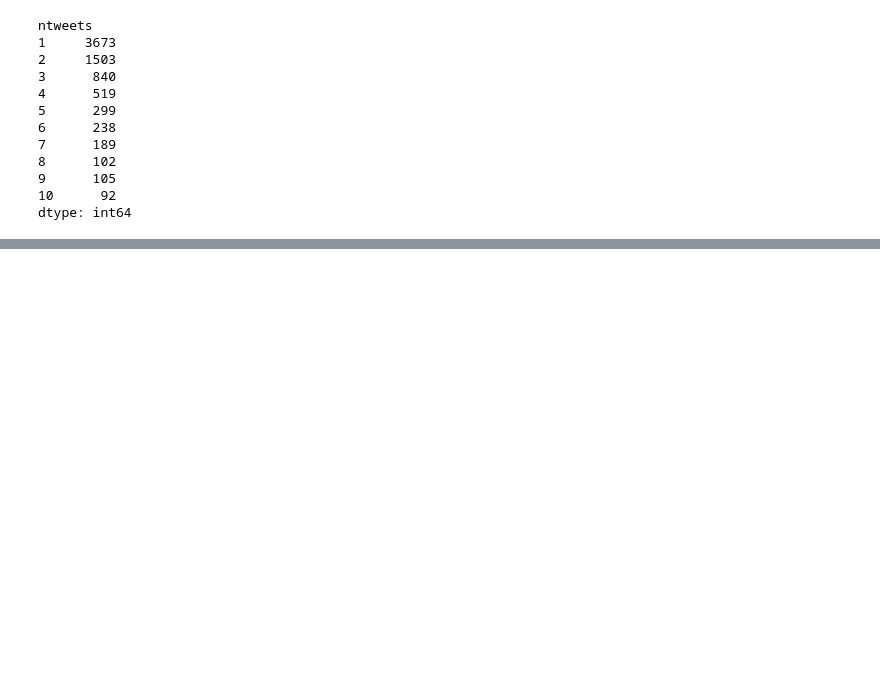
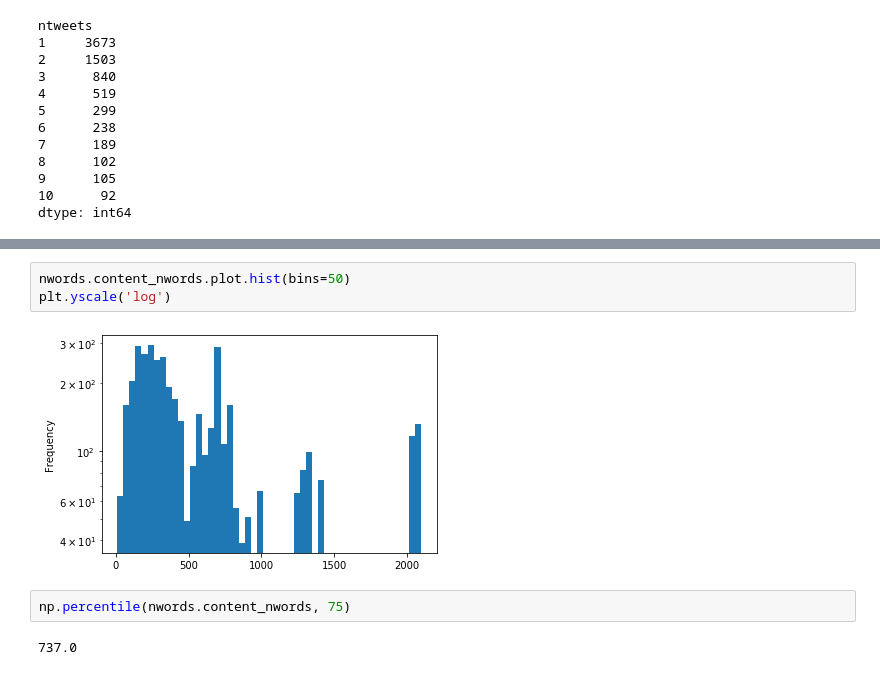
Before and after one commit to johnnytorres/recsys_twconv_s2s, a Jupyter notebook: analysis/eda_conversations.ipynb, the cells around one changed output, grey strips where cells are left out. Drawn from its saved outputs; the diff is of its cells as text; blank space fills up the shorter version.

```diff
--- a/analysis/eda_conversations.ipynb
+++ b/analysis/eda_conversations.ipynb
@@ -549,0 +592,9 @@ dtype: int64
+# %%
+nwords.content_nwords.plot.hist(bins=50)
+plt.yscale('log')
+# %% [output]
+[figure, added]
+# %%
+np.percentile(nwords.content_nwords, 75)
+# %% [output]
+737.0
```
Also changed, not shown: parts of 10 cells of this notebook, 10 other files.
